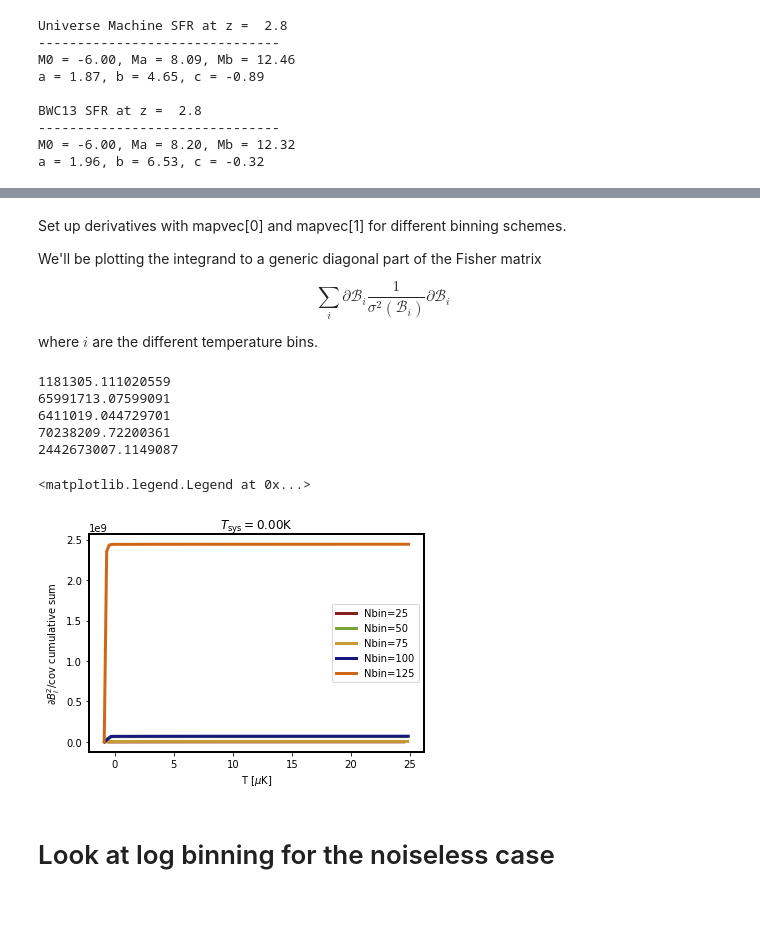
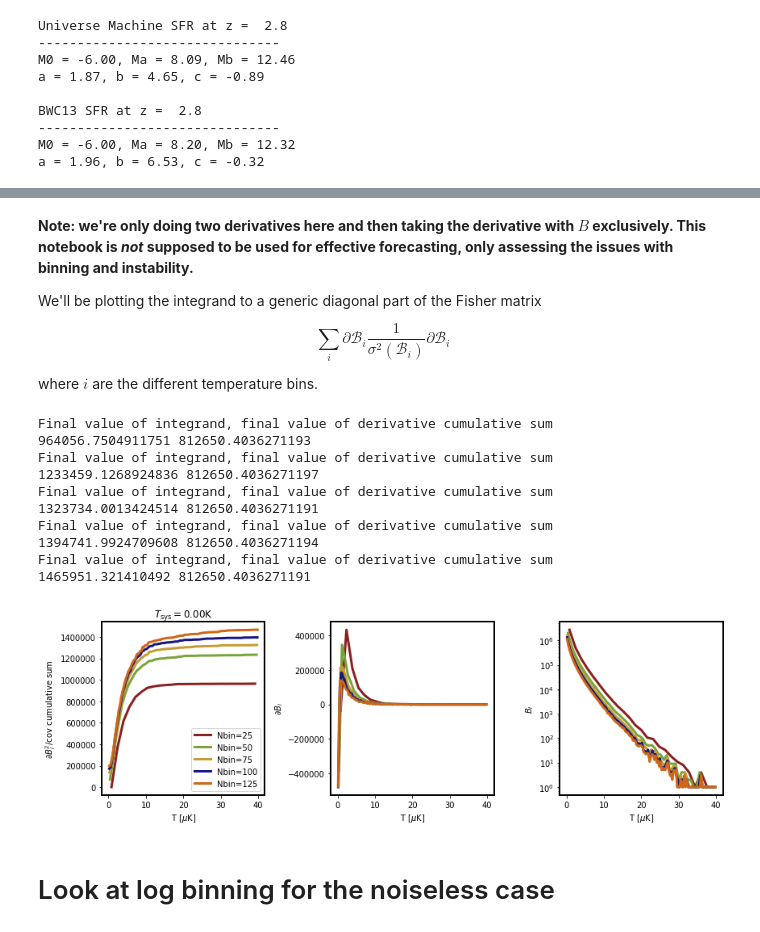
Before and after one commit to kokron/skyLine, a Jupyter notebook: notebooks/20220131-VIDBinning.ipynb, the cells around one changed output, grey strips where cells are left out. Saved outputs shown, nothing was run; the diff lists cells and outputs as text; code cells hidden in the pictures.

```diff
--- a/notebooks/20220131-VIDBinning.ipynb
+++ b/notebooks/20220131-VIDBinning.ipynb
@@ -406,5 +406,5 @@ print(time.time() - st)
 # %% [markdown]
-Set up derivatives with mapvec[0] and mapvec[1] for different binning schemes.
+**Note: we're only doing two derivatives here and then taking the derivative with $B$ exclusively. This notebook is _not_ supposed to be used for effective forecasting, only assessing the issues with binning and instability.**
 
 We'll be plotting the integrand to a generic diagonal part of the Fisher matrix
 
@@ -416,55 +416,71 @@ where $i$ are the different temperature bins.
 fidvidvec = []
 
 
-bins = np.linspace(-1, 100, 26)
+bins = np.linspace(-0.4, 100, 26)
+
+fig, ax = plt.subplots(nrows=1, ncols=3, figsize=(12, 4))
 
 for nbins in [26, 51, 76, 101, 126]:
-    b = np.linspace(-1, 25, nbins)
+    b = np.linspace(0, 40, nbins)
 
     forward = np.histogram(mapvec[2], bins=b)[0]
     back, tval = np.histogram(mapvec[3], bins=b)
 
     fidvid = np.histogram(fid_map, bins=b)[0]
 
     fidvidvec.append(fidvid)
     deriv = (forward - back)/(2*deltavec[param])
 #     print(tval)
 
     tvec = 0.5*(tval[1:] + tval[:-1])
 
     dvec = (tval[1:] - tval[:-1])
 
     vid_idx = fidvid == 0
 
     fidvid[vid_idx] = 1
 
 
-    plt.plot(tvec, np.cumsum(deriv**2/fidvid), label='Nbin=%d'%(len(tvec)))
-    print(np.cumsum(deriv**2/fidvid)[-1])
+    ax[0].plot(tvec, np.cumsum(deriv**2/fidvid), label='Nbin=%d'%(len(tvec)))
 
+    print('Final value of integrand, final value of derivative cumulative sum')
+    print(np.cumsum(deriv**2/fidvid)[-1], np.cumsum(deriv)[-1])
 
+    ax[1].plot(tvec, deriv)
+
+    ax[2].plot(tvec, fidvid)
 #     for tmax in [1, 2, 3, 4, 5, 7.5, 10]:
 
 
 #         tmax_idx = np.where(0.5*(tval[1:] + tval[:-1]) <= tmax)[0][-1]
 
 #         fisherterm = np.sum((deriv**2 / fidvid)[:tmax_idx])
 
 #         print('Nbins: %d, Tmax = %d, fisherterm=%.2f'%(len(tval), tmax, fisherterm))
 # plt.yscale('log')
-plt.xlabel(r'T [$\mu$K]')
-plt.ylabel(r'$\partial B_i^2$/cov cumulative sum')
+for i in range(3):
+    ax[i].set_xlabel(r'T [$\mu$K]')
+
+ax[0].set_ylabel(r'$\partial B_i^2$/cov cumulative sum')
+ax[1].set_ylabel(r'$\partial B_i$')
+ax[2].set_ylabel(r'$B_i$')
+ax[2].set_yscale('log')
 # plt.ylim(1e8, 1e9)
-plt.title(r'$T_{\rm sys} = %.2f$K'%Tsys)
-plt.legend()
+ax[0].set_title(r'$T_{\rm sys} = %.2f$K'%Tsys)
+ax[0].legend()
+fig.tight_layout()
 # %% [output]
-1181305.111020559
-65991713.07599091
-6411019.044729701
-70238209.72200361
-2442673007.1149087
+Final value of integrand, final value of derivative cumulative sum
+964056.7504911751 812650.4036271193
+Final value of integrand, final value of derivative cumulative sum
+1233459.1268924836 812650.4036271197
+Final value of integrand, final value of derivative cumulative sum
+1323734.0013424514 812650.4036271191
+Final value of integrand, final value of derivative cumulative sum
+1394741.9924709608 812650.4036271194
+Final value of integrand, final value of derivative cumulative sum
+1465951.321410492 812650.4036271191
-<matplotlib.legend.Legend at 0x...>
-[figure, old version]
+[figure, new version]
 # %% [markdown]
 # Look at log binning for the noiseless case
 # %%
```
Also changed, not shown: parts of 1 cell of this notebook.
